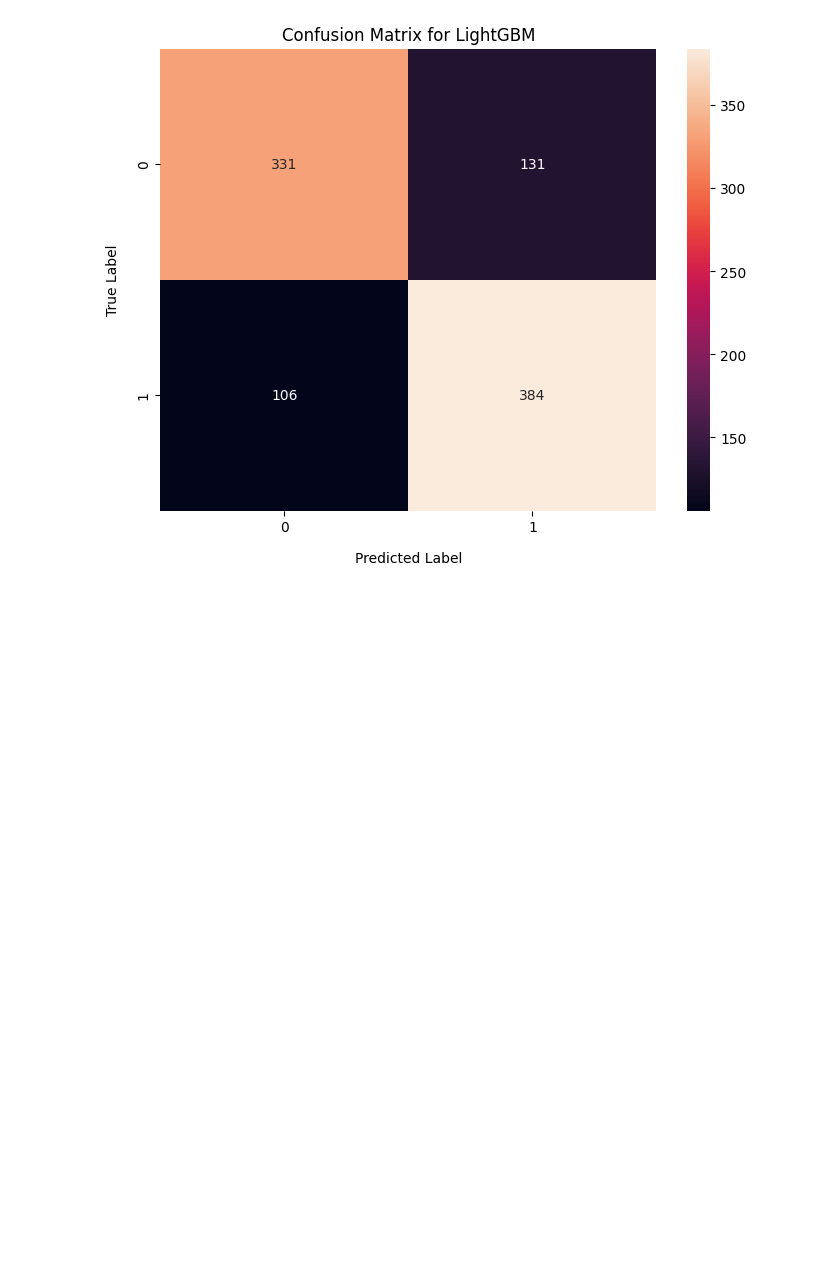
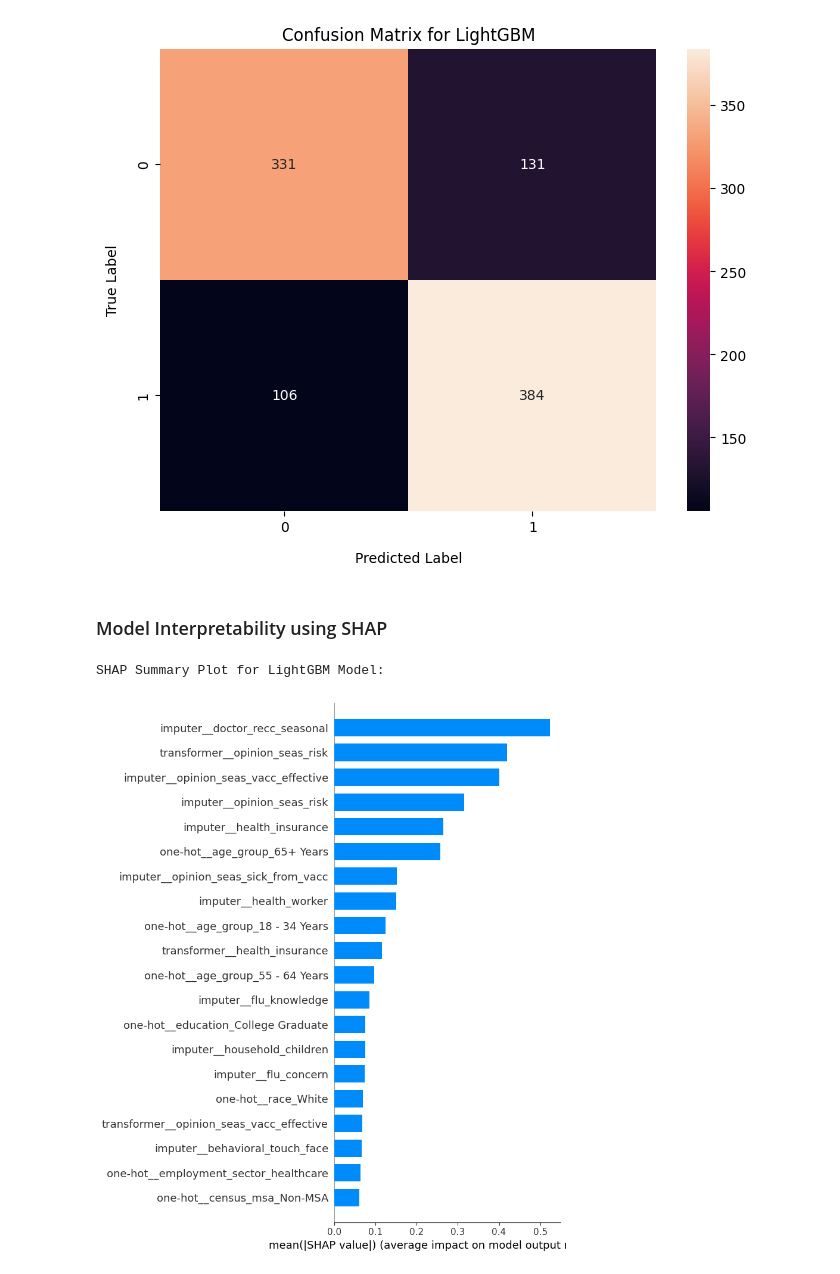
Before and after one commit to Hertfordshire-Data-Science-Hackathon/Group-F-RMDS-Hackathon, a Jupyter notebook: Group_F_LightGBM_DT.ipynb, the cells around one changed output. Drawn from its saved outputs; the diff is of its cells as text; code cells hidden in the pictures; blank space fills up the shorter version.

Commit message:
with SHAP values

```diff
--- a/Group_F_LightGBM_DT.ipynb
+++ b/Group_F_LightGBM_DT.ipynb
@@ -297,3 +301,27 @@ LGBMClassifier(feature_fraction=0.9, learning_rate=0.01, max_depth=5,
                min_child_samples=50, n_estimators=1000, random_state=42,
                verbosity=-1)
 [figure]
+# %% [markdown]
+### Model Interpretability using SHAP
+# %%
+
+best_lgbm_estimator = model_search.best_estimator_
+
+preprocessor = best_lgbm_estimator.named_steps['preprocessor']
+model = best_lgbm_estimator.named_steps['model']
+
+X_test_processed = preprocessor.transform(X_test)
+
+all_features = preprocessor.get_feature_names_out()
+
+X_test_processed_df = pd.DataFrame(X_test_processed, columns=all_features)
+
+explainer = shap.TreeExplainer(model)
+
+shap_values = explainer.shap_values(X_test_processed_df)
+
+print('SHAP Summary Plot for LightGBM Model:')
+shap.summary_plot(shap_values, X_test_processed_df, plot_type="bar")
+# %% [output]
+SHAP Summary Plot for LightGBM Model:
+[figure, added]
```
Also changed, not shown: parts of 5 cells of this notebook.
